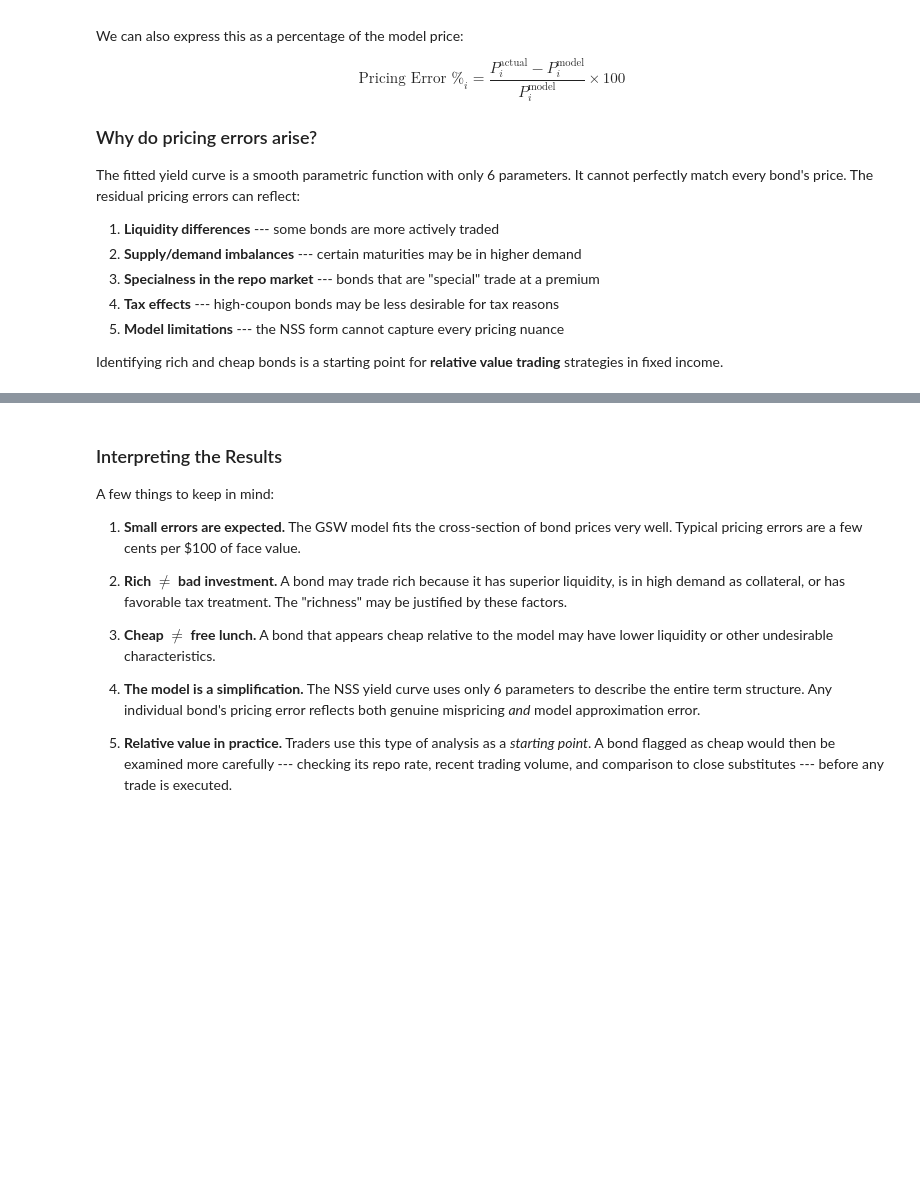
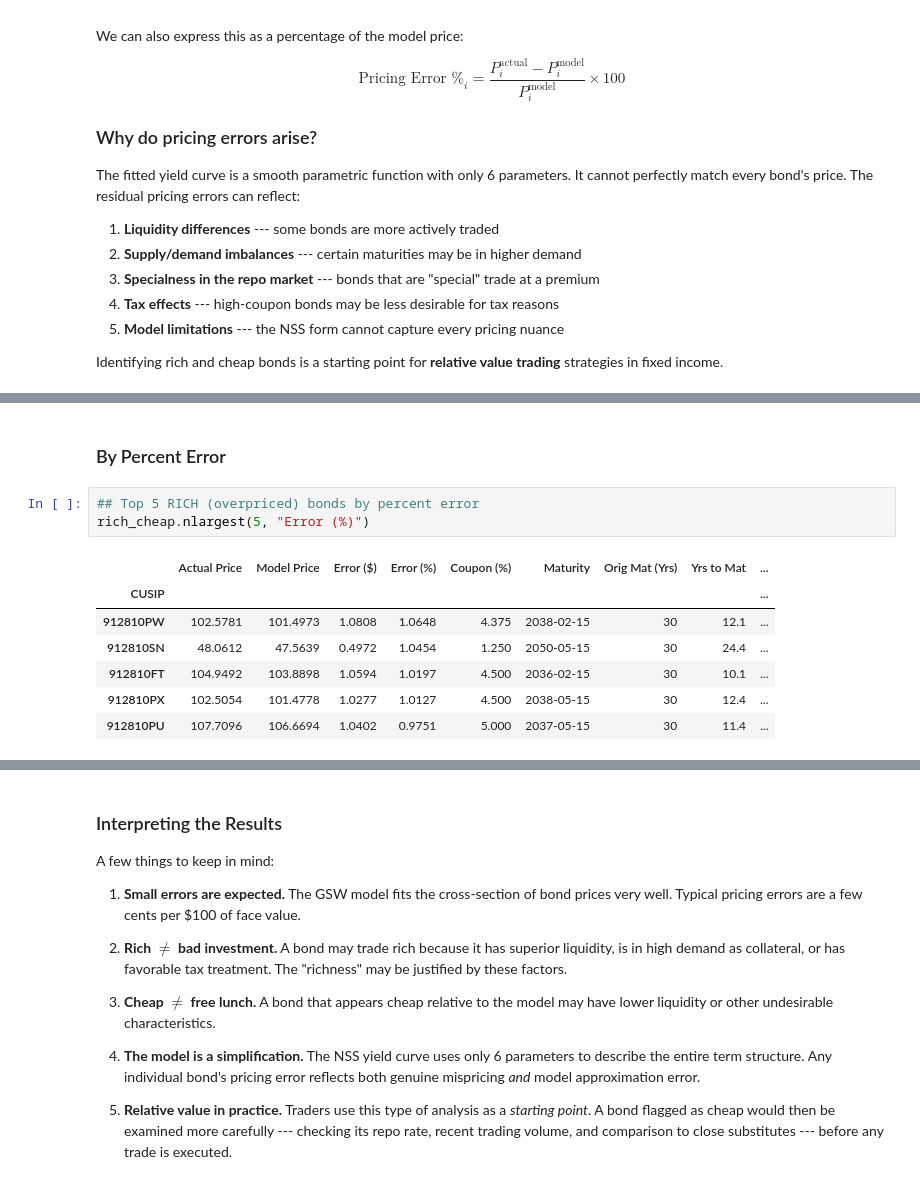
Before and after one commit to finm-32900/finm-32900.github.io, a Jupyter notebook: _sources/notebooks/_02_replicate_GSW2005_ipynb.ipynb, the cells around one changed output, grey strips where cells are left out. Drawn from its saved outputs; the diff is of its cells as text; blank space fills up the shorter version.

```diff
--- a/_sources/notebooks/_02_replicate_GSW2005_ipynb.ipynb
+++ b/_sources/notebooks/_02_replicate_GSW2005_ipynb.ipynb
@@ -752,0 +683,13 @@ rich_cheap.nsmallest(5, "Error ($)")
+# %% [markdown]
+### By Percent Error
+# %%
+## Top 5 RICH (overpriced) bonds by percent error
+rich_cheap.nlargest(5, "Error (%)")
+# %% [output]
+|  | Actual Price | Model Price | Error ($) | Error (%) | Coupon (%) | Maturity | Orig Mat (Yrs) | Yrs to Mat | ... |
+| CUSIP |  |  |  |  |  |  |  |  | ... |
+| 912810PW | 102.5781 | 101.4973 | 1.0808 | 1.0648 | 4.375 | 2038-02-15 | 30 | 12.1 | ... |
+| 912810SN | 48.0612 | 47.5639 | 0.4972 | 1.0454 | 1.250 | 2050-05-15 | 30 | 24.4 | ... |
+| 912810FT | 104.9492 | 103.8898 | 1.0594 | 1.0197 | 4.500 | 2036-02-15 | 30 | 10.1 | ... |
+| 912810PX | 102.5054 | 101.4778 | 1.0277 | 1.0127 | 4.500 | 2038-05-15 | 30 | 12.4 | ... |
+| 912810PU | 107.7096 | 106.6694 | 1.0402 | 0.9751 | 5.000 | 2037-05-15 | 30 | 11.4 | ... |
```
Also changed, not shown: parts of 11 cells of this notebook, 11 other files.
